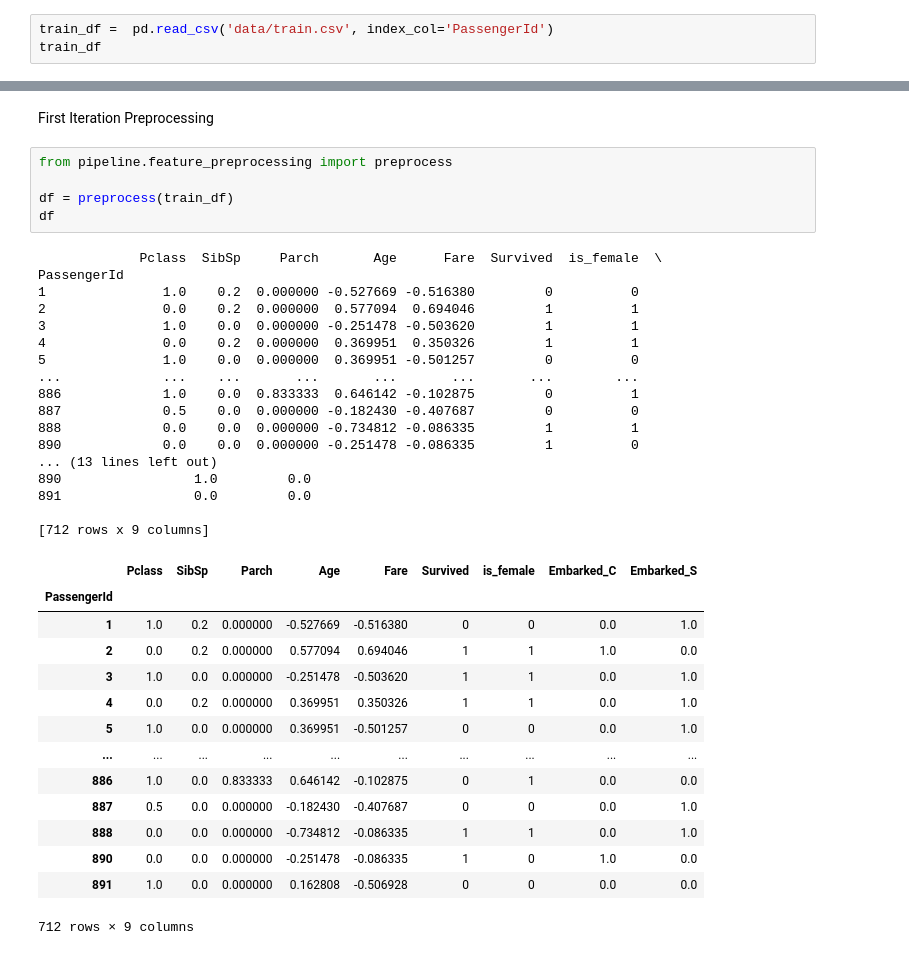
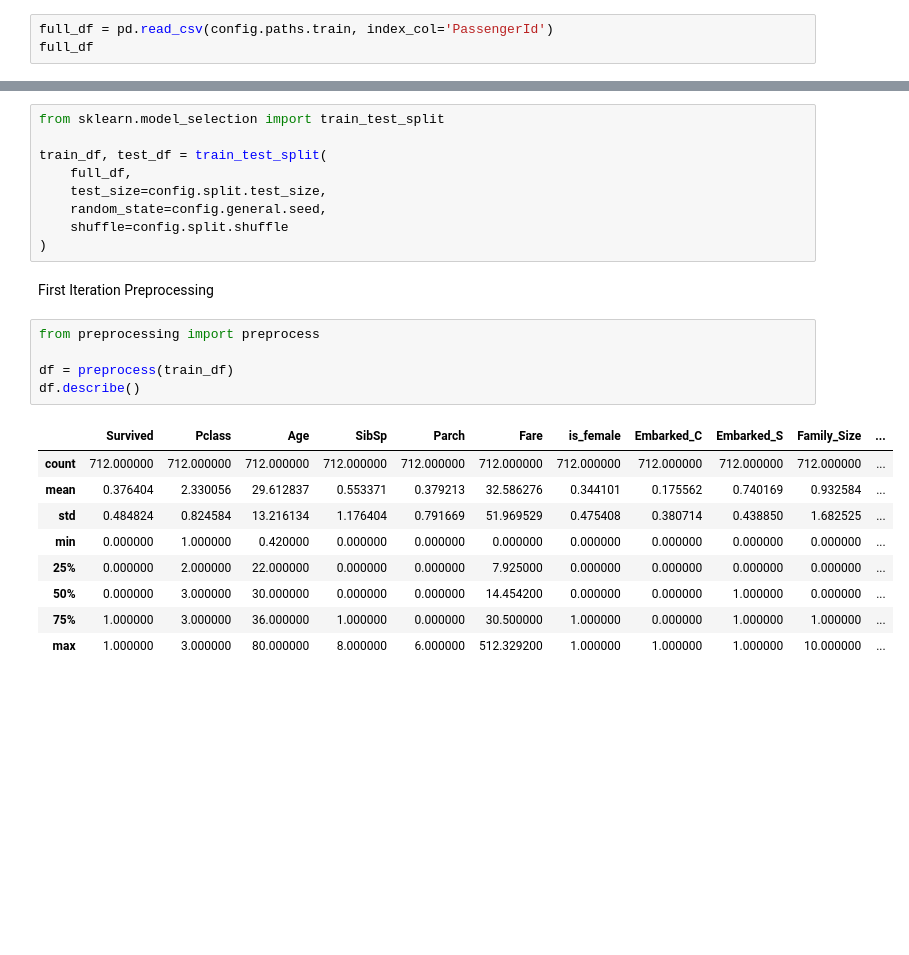
Before and after one commit to AndreyZhartun/titanic, a Jupyter notebook: main_notebook.ipynb, the cells around one changed output, grey strips where cells are left out. Drawn from its saved outputs; the diff is of its cells as text; blank space fills up the shorter version.

Commit message:
feat: add config, move files

```diff
--- a/1. first_iteration.ipynb
+++ b/main_notebook.ipynb
@@ -7,6 +12,6 @@ import matplotlib.pyplot as plt
 # %%
-train_df =  pd.read_csv('data/train.csv', index_col='PassengerId')
-train_df
+full_df = pd.read_csv(config.paths.train, index_col='PassengerId')
+full_df
 # %% [output]
 |  | Survived | Pclass | Name | Sex | Age | SibSp | Parch | Ticket | Fare | Cabin | ... |
 | PassengerId |  |  |  |  |  |  |  |  |  |  | ... |
@@ -22,42 +27,29 @@ train_df
 | 890 | 1 | 1 | Behr, Mr. Karl Howell | male | 26.0 | 0 | 0 | 111369 | 30.0000 | C148 | ... |
 | 891 | 0 | 3 | Dooley, Mr. Patrick | male | 32.0 | 0 | 0 | 370376 | 7.7500 | NaN | ... |
 891 rows × 11 columns
+# %%
+from sklearn.model_selection import train_test_split
+
+train_df, test_df = train_test_split(
+    full_df,
+    test_size=config.split.test_size,
+    random_state=config.general.seed,
+    shuffle=config.split.shuffle
+)
 # %% [markdown]
 First Iteration Preprocessing
 # %%
-from pipeline.feature_preprocessing import preprocess
+from preprocessing import preprocess
 
 df = preprocess(train_df)
-df
+df.describe()
 # %% [output]
-             Pclass  SibSp     Parch       Age      Fare  Survived  is_female  \
-PassengerId
-1               1.0    0.2  0.000000 -0.527669 -0.516380         0          0
-2               0.0    0.2  0.000000  0.577094  0.694046         1          1
-3               1.0    0.0  0.000000 -0.251478 -0.503620         1          1
-4               0.0    0.2  0.000000  0.369951  0.350326         1          1
-5               1.0    0.0  0.000000  0.369951 -0.501257         0          0
-...             ...    ...       ...       ...       ...       ...        ...
-886             1.0    0.0  0.833333  0.646142 -0.102875         0          1
-887             0.5    0.0  0.000000 -0.182430 -0.407687         0          0
-888             0.0    0.0  0.000000 -0.734812 -0.086335         1          1
-890             0.0    0.0  0.000000 -0.251478 -0.086335         1          0
-... (13 lines left out)
-890                 1.0         0.0
-891                 0.0         0.0
-
-[712 rows x 9 columns]
-|  | Pclass | SibSp | Parch | Age | Fare | Survived | is_female | Embarked_C | Embarked_S |
-| PassengerId |  |  |  |  |  |  |  |  |  |
-| 1 | 1.0 | 0.2 | 0.000000 | -0.527669 | -0.516380 | 0 | 0 | 0.0 | 1.0 |
-| 2 | 0.0 | 0.2 | 0.000000 | 0.577094 | 0.694046 | 1 | 1 | 1.0 | 0.0 |
-| 3 | 1.0 | 0.0 | 0.000000 | -0.251478 | -0.503620 | 1 | 1 | 0.0 | 1.0 |
-| 4 | 0.0 | 0.2 | 0.000000 | 0.369951 | 0.350326 | 1 | 1 | 0.0 | 1.0 |
-| 5 | 1.0 | 0.0 | 0.000000 | 0.369951 | -0.501257 | 0 | 0 | 0.0 | 1.0 |
-| ... | ... | ... | ... | ... | ... | ... | ... | ... | ... |
-| 886 | 1.0 | 0.0 | 0.833333 | 0.646142 | -0.102875 | 0 | 1 | 0.0 | 0.0 |
-| 887 | 0.5 | 0.0 | 0.000000 | -0.182430 | -0.407687 | 0 | 0 | 0.0 | 1.0 |
-| 888 | 0.0 | 0.0 | 0.000000 | -0.734812 | -0.086335 | 1 | 1 | 0.0 | 1.0 |
-| 890 | 0.0 | 0.0 | 0.000000 | -0.251478 | -0.086335 | 1 | 0 | 1.0 | 0.0 |
-| 891 | 1.0 | 0.0 | 0.000000 | 0.162808 | -0.506928 | 0 | 0 | 0.0 | 0.0 |
+|  | Survived | Pclass | Age | SibSp | Parch | Fare | is_female | Embarked_C | Embarked_S | Family_Size | ... |
+| count | 712.000000 | 712.000000 | 712.000000 | 712.000000 | 712.000000 | 712.000000 | 712.000000 | 712.000000 | 712.000000 | 712.000000 | ... |
+| mean | 0.376404 | 2.330056 | 29.612837 | 0.553371 | 0.379213 | 32.586276 | 0.344101 | 0.175562 | 0.740169 | 0.932584 | ... |
+| std | 0.484824 | 0.824584 | 13.216134 | 1.176404 | 0.791669 | 51.969529 | 0.475408 | 0.380714 | 0.438850 | 1.682525 | ... |
+| min | 0.000000 | 1.000000 | 0.420000 | 0.000000 | 0.000000 | 0.000000 | 0.000000 | 0.000000 | 0.000000 | 0.000000 | ... |
+| 25% | 0.000000 | 2.000000 | 22.000000 | 0.000000 | 0.000000 | 7.925000 | 0.000000 | 0.000000 | 0.000000 | 0.000000 | ... |
+| 50% | 0.000000 | 3.000000 | 30.000000 | 0.000000 | 0.000000 | 14.454200 | 0.000000 | 0.000000 | 1.000000 | 0.000000 | ... |
+| 75% | 1.000000 | 3.000000 | 36.000000 | 1.000000 | 0.000000 | 30.500000 | 1.000000 | 0.000000 | 1.000000 | 1.000000 | ... |
+| max | 1.000000 | 3.000000 | 80.000000 | 8.000000 | 6.000000 | 512.329200 | 1.000000 | 1.000000 | 1.000000 | 10.000000 | ... |
-712 rows × 9 columns
```
Also changed, not shown: parts of 8 cells of this notebook, 10 other files.
